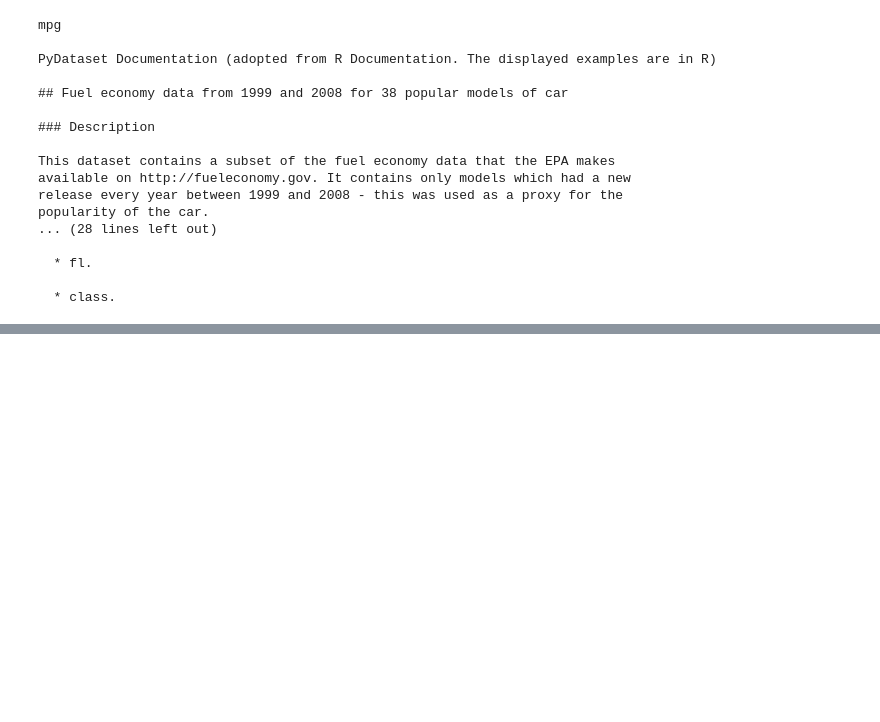
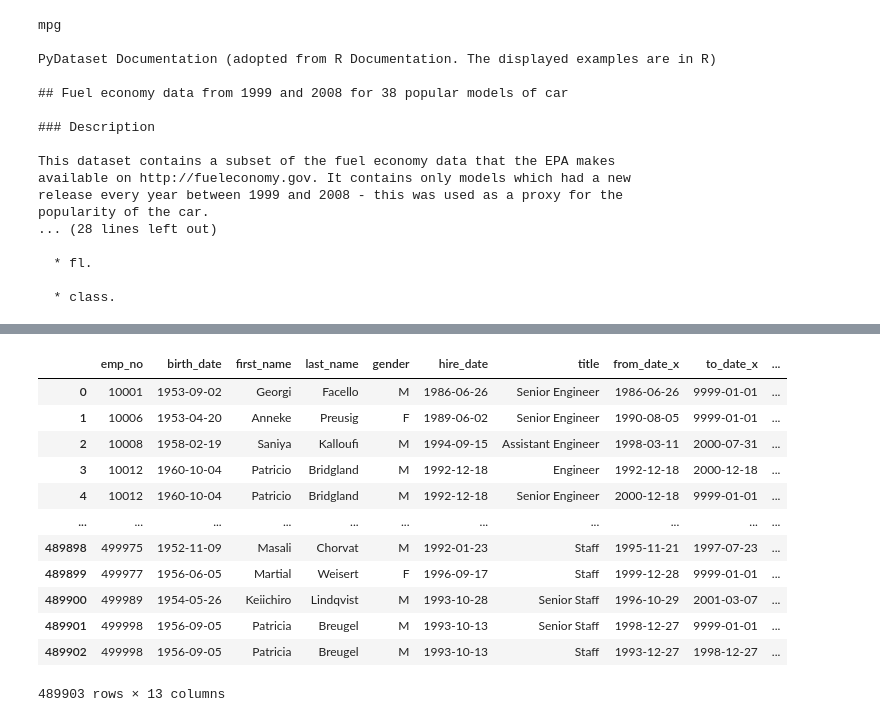
Before and after one commit to ian-james-johnson/numpy_pandas_visualization_exercises, a Jupyter notebook: advanced_dataframes.ipynb, the cells around one changed output, grey strips where cells are left out. Cells and saved outputs as stored; diff of their text form; code cells hidden in the pictures; blank space fills up the shorter version.

```diff
--- a/advanced_dataframes.ipynb
+++ b/advanced_dataframes.ipynb
@@ -359,0 +354,5 @@ mpg.groupby('manufacturer').average_mileage.agg(['mean']).idxmax()[0]
+# %%
+#7 create a cross tabulation of the number of titles by department
+url = get_db_url(host, user, password, 'employees')
+df_departments = pd.read_sql('SELECT * FROM departments', url)
+df_departments
@@ -359,0 +405,17 @@ mpg.groupby('manufacturer').average_mileage.agg(['mean']).idxmax()[0]
+# %%
+df_employees_titles_departments = df_employees_titles_departments.merge(df_departments, how = 'inner', on = 'dept_no')
+df_employees_titles_departments
+# %% [output]
+|  | emp_no | birth_date | first_name | last_name | gender | hire_date | title | from_date_x | to_date_x | ... |
+| 0 | 10001 | 1953-09-02 | Georgi | Facello | M | 1986-06-26 | Senior Engineer | 1986-06-26 | 9999-01-01 | ... |
+| 1 | 10006 | 1953-04-20 | Anneke | Preusig | F | 1989-06-02 | Senior Engineer | 1990-08-05 | 9999-01-01 | ... |
+| 2 | 10008 | 1958-02-19 | Saniya | Kalloufi | M | 1994-09-15 | Assistant Engineer | 1998-03-11 | 2000-07-31 | ... |
+| 3 | 10012 | 1960-10-04 | Patricio | Bridgland | M | 1992-12-18 | Engineer | 1992-12-18 | 2000-12-18 | ... |
+| 4 | 10012 | 1960-10-04 | Patricio | Bridgland | M | 1992-12-18 | Senior Engineer | 2000-12-18 | 9999-01-01 | ... |
+| ... | ... | ... | ... | ... | ... | ... | ... | ... | ... | ... |
+| 489898 | 499975 | 1952-11-09 | Masali | Chorvat | M | 1992-01-23 | Staff | 1995-11-21 | 1997-07-23 | ... |
+| 489899 | 499977 | 1956-06-05 | Martial | Weisert | F | 1996-09-17 | Staff | 1999-12-28 | 9999-01-01 | ... |
+| 489900 | 499989 | 1954-05-26 | Keiichiro | Lindqvist | M | 1993-10-28 | Senior Staff | 1996-10-29 | 2001-03-07 | ... |
+| 489901 | 499998 | 1956-09-05 | Patricia | Breugel | M | 1993-10-13 | Senior Staff | 1998-12-27 | 9999-01-01 | ... |
+| 489902 | 499998 | 1956-09-05 | Patricia | Breugel | M | 1993-10-13 | Staff | 1993-12-27 | 1998-12-27 | ... |
+489903 rows × 13 columns
```
Also changed, not shown: parts of 42 cells of this notebook.
